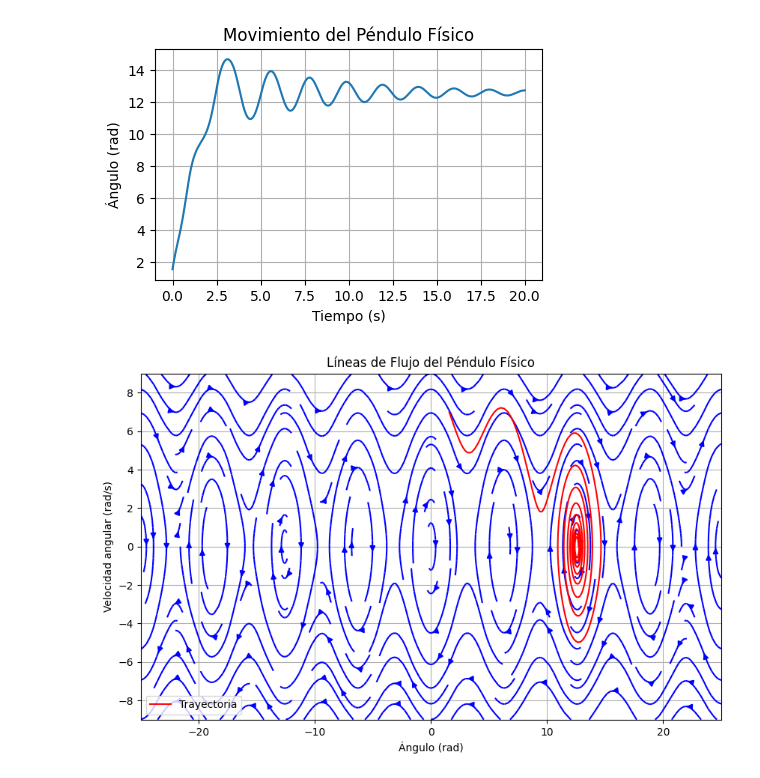
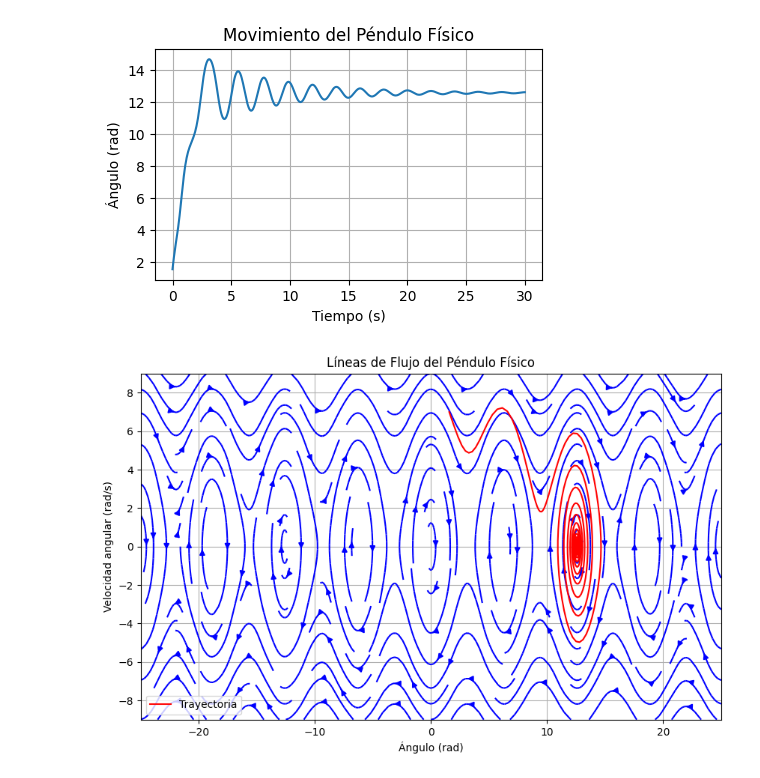
Before and after one commit to fmgarciadiaz/PythonTests, a Jupyter notebook: Colab_Flujos.ipynb, the cells around one changed output. Cells and saved outputs as stored; diff of their text form; code cells hidden in the pictures.

```diff
--- a/Colab_Flujos.ipynb
+++ b/Colab_Flujos.ipynb
@@ -25,7 +25,7 @@ omega0 = 7  # Velocidad angular inicial (rad/s)
 y0 = [theta0, omega0]
 
 # Tiempo de simulación
-t = np.linspace(0, 20, 500)
+t = np.linspace(0, 30, 500)
 
 # Resolver las ecuaciones diferenciales
 sol = odeint(pendulo_fisico, y0, t, args=(g, L))
@@ -62,41 +62,44 @@ plt.legend()
 plt.show()
 
 # Animación del péndulo
 fig, ax = plt.subplots(figsize=(6, 6))
 ax.set_xlim([-2, 2])
 ax.set_ylim([-2, 2])
 ax.set_aspect('equal')
 ax.set_title('Animación del Péndulo Físico')
 
 line, = ax.plot([], [], 'k-', lw=2)
 ball, = ax.plot([], [], 'ro', markersize=10)
 
 def init():
     line.set_data([], [])
     ball.set_data([], [])
     return line, ball
 
 def animate(i):
     x = L * np.sin(theta[i])
     y = -L * np.cos(theta[i])
     line.set_data([0, x], [0, y])
     ball.set_data([x], [y])
     return line, ball
 
 ani = FuncAnimation(fig, animate, frames=len(t), init_func=init, blit=True, interval=20, repeat=True)
-plt.show()
+#plt.show()
+
+
+HTML(ani.to_html5_video())
 
 # Guardar la animación como un archivo de video
-ani.save('pendulo.mp4', writer='ffmpeg')
+#ani.save('pendulo.mp4', writer='ffmpeg')
 
 # Mostrar el video en Colab
-mp4 = open('pendulo.mp4','rb').read()
-data_url = "data:video/mp4;base64," + b64encode(mp4).decode()
-HTML("""
-<video width=400 controls>
-      <source src="%s" type="video/mp4">
-</video>
-""" % data_url)
+#mp4 = open('pendulo.mp4','rb').read()
+#data_url = "data:video/mp4;base64," + b64encode(mp4).decode()
+#HTML("""
+#<video width=400 controls>
+#      <source src="%s" type="video/mp4">
+#</video>
+#""" % data_url)
 # %% [output]
-[figure, old version]
+[figure, new version]
-[figure, old version]
+[figure, new version]
```
Also changed, not shown: parts of 1 cell of this notebook.
